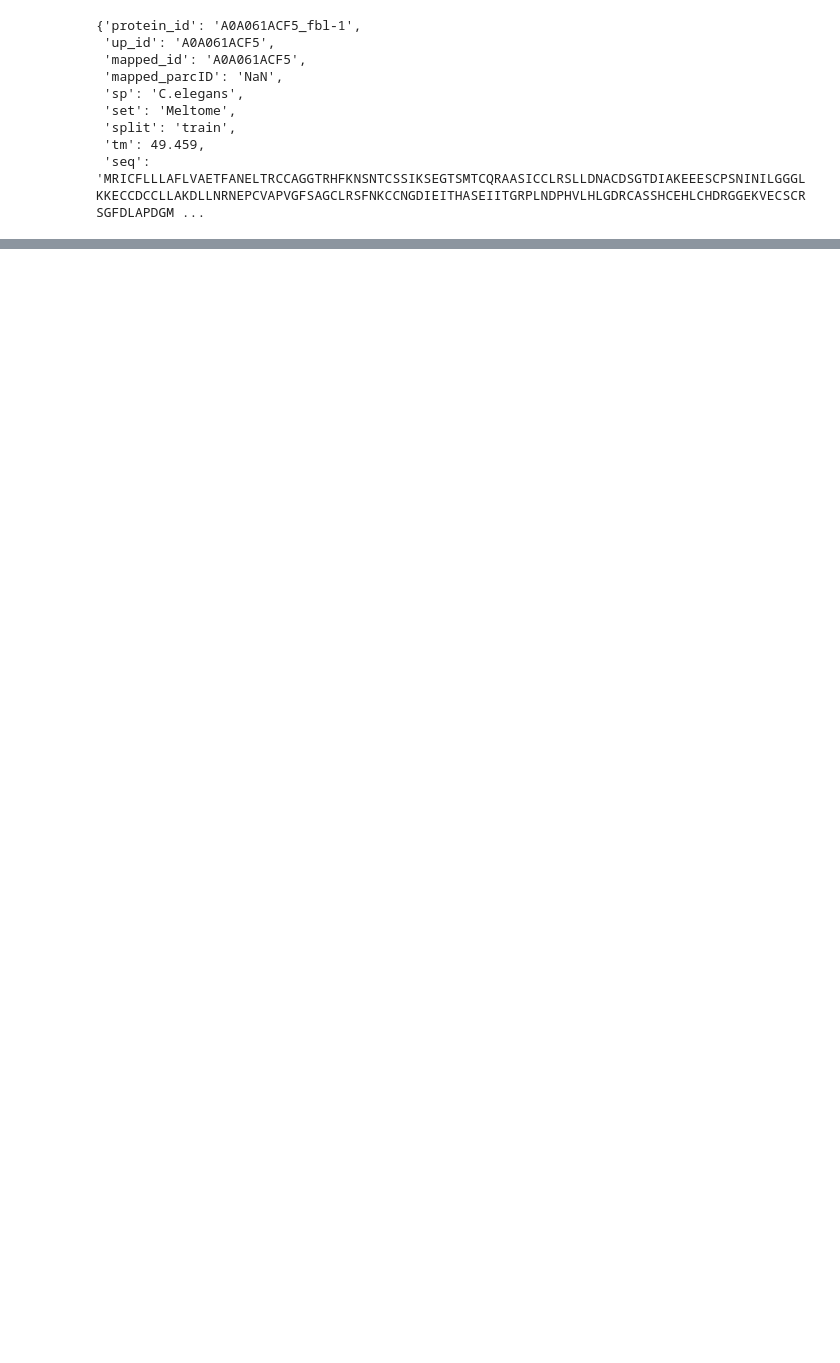
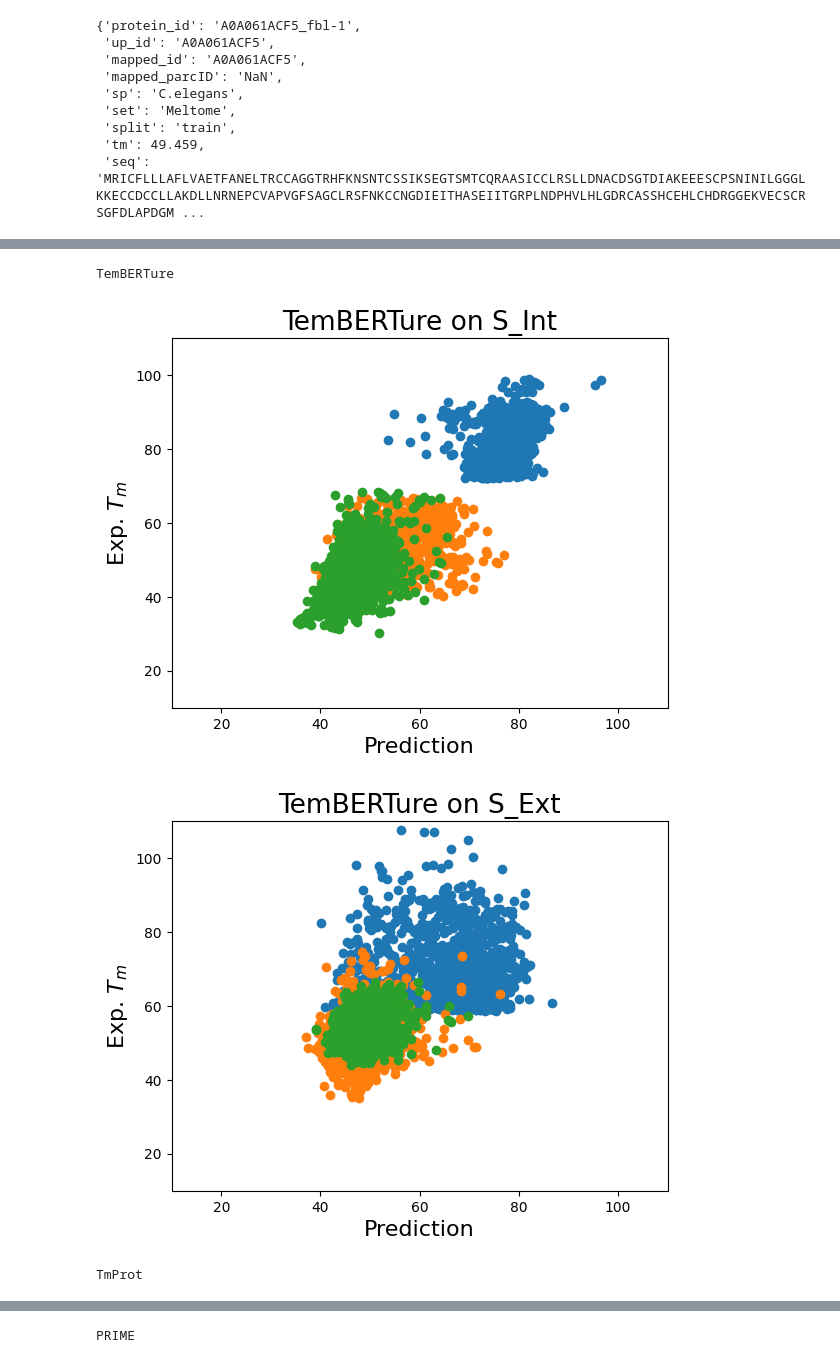
Before and after one commit to freerangepaprika/TmBench, a Jupyter notebook: check_results.ipynb, the cells around one changed output, grey strips where cells are left out. Drawn from its saved outputs; the diff is of its cells as text; code cells hidden in the pictures; blank space fills up the shorter version.

```diff
--- a/check_results.ipynb
+++ b/check_results.ipynb
@@ -52,11 +77,15 @@ big_fasta_labels['A0A061ACF5_fbl-1']
 # %%
 # check results
+import warnings
+
+warnings.filterwarnings('ignore')  # For TemStaPro, because array is constant for nanomelt (correlation is NaN)
 
 log_NA = False  # Only for TmProt, 25 sequences do not pass conditions proper to the predictor (sequence size, 'X' amino acids, ...)
 
+
 for mod in models:
     print(mod)
-    for group in groups:
+    for group in groups_tpp + groups_dsc:
         result = pd.read_csv(f'./results/{mod}/{group}.csv') # fetch result file
         if log_NA:
             NAs = result[result['pred'].isna()] # check for NAs (only TmProt)
@@ -68,12 +97,11 @@ for mod in models:
         # make dict for easy acces
         name_2_label = result.set_index('name').to_dict()['exp_tm']
         name_2_pred = result.set_index('name').to_dict()['pred']
-        assert all(name_2_label[n] == big_fasta_labels[n]['tm'] for n in result['name'])
 
         # print predictions per group
         corr, p = pearsonr(predictions, labels)
         n_rmse = rmse(predictions, labels) / np.std(labels)
-        print(f"\t{group:12s}: pearson = {str(round(corr, 3)):5s}, n_rmse = {str(round(n_rmse, 3)):5s}")
+        print(f"\t{group:12s}: pearson = {str(round(corr, 2)):5s}, n_rmse = {str(round(n_rmse, 2)):5s}")
     print()
 # %% [output]
 PRIME
@@ -95,0 +124,70 @@ DeepSTABp
+# %%
+import matplotlib.pyplot as plt
+
+# Make TPP plots with organisms
+
+log_NA = False  # Only for TmProt, 25 sequences do not pass conditions proper to the predictor (sequence size, 'X' amino acids, ...)
+
+test_species = {
+    'Int':
+        ['T.thermophilus',
+        'E.coli',
+        'A.thaliana'],
+    'Ext':
+        ['Geobacillusthermoleovorans',
+        'Trypanosomacruzi',
+        'Toxoplasmagondii']
+}
+
+# only checking TEST
+
+models_to_check = [
+    'TemBERTure',
+    'TmProt',
+    'PRIME'
+]
+
+pretty_names = [
+    'Int',
+    'Ext'
+]
+
+for mod in models_to_check:
+    print(mod)
+    big_results = pd.read_csv(f'./results/{mod}/1_TEST.csv')
+    name_2_pred = big_results.set_index('name').to_dict()['pred']
+    name_2_exp = big_results.set_index('name').to_dict()['exp_tm']
+    for sp_group in test_species:
+        for sp in test_species[sp_group]:
+            names_in_this_sp = [name for name in big_results['name'] if big_fasta_labels[name]['sp'] == sp]
+            predictions_in_this_sp = [name_2_pred[name] for name in names_in_this_sp]
+            exp_values = [name_2_exp[name] for name in names_in_this_sp]
+
+            plt.plot(predictions_in_this_sp, exp_values, 'o', label = sp)
+        plt.title(f'{mod} on S_{sp_group}', fontsize = 19)
+        plt.xlim(10,110)
+        plt.ylim(10,110)
+        plt.xlabel('Prediction', fontsize = 16)
+        plt.ylabel('Exp. $T_m$', fontsize = 16)
+        plt.show()
+
+
+    #     result = result.dropna()
+    #     predictions = result['pred']
+    #     labels = result['exp_tm']
+
+    #     # make dict for easy acces
+    #     name_2_label = result.set_index('name').to_dict()['exp_tm']
+    #     name_2_pred = result.set_index('name').to_dict()['pred']
+    #     # assert all(name_2_label[n] == big_fasta_labels[n]['tm'] for n in result['name'])
+
+    #     # print predictions per group
+    #     corr, p = pearsonr(predictions, labels)
+    #     n_rmse = rmse(predictions, labels) / np.std(labels)
+    #     print(f"\t{group:12s}: pearson = {str(round(corr, 3)):5s}, n_rmse = {str(round(n_rmse, 3)):5s}")
+    # print()
+# %% [output]
+TemBERTure
+[figure, added]
+[figure, added]
+TmProt
@@ -95,0 +196 @@ DeepSTABp
+PRIME
```
Also changed, not shown: parts of 5 cells of this notebook, 49 other files.
